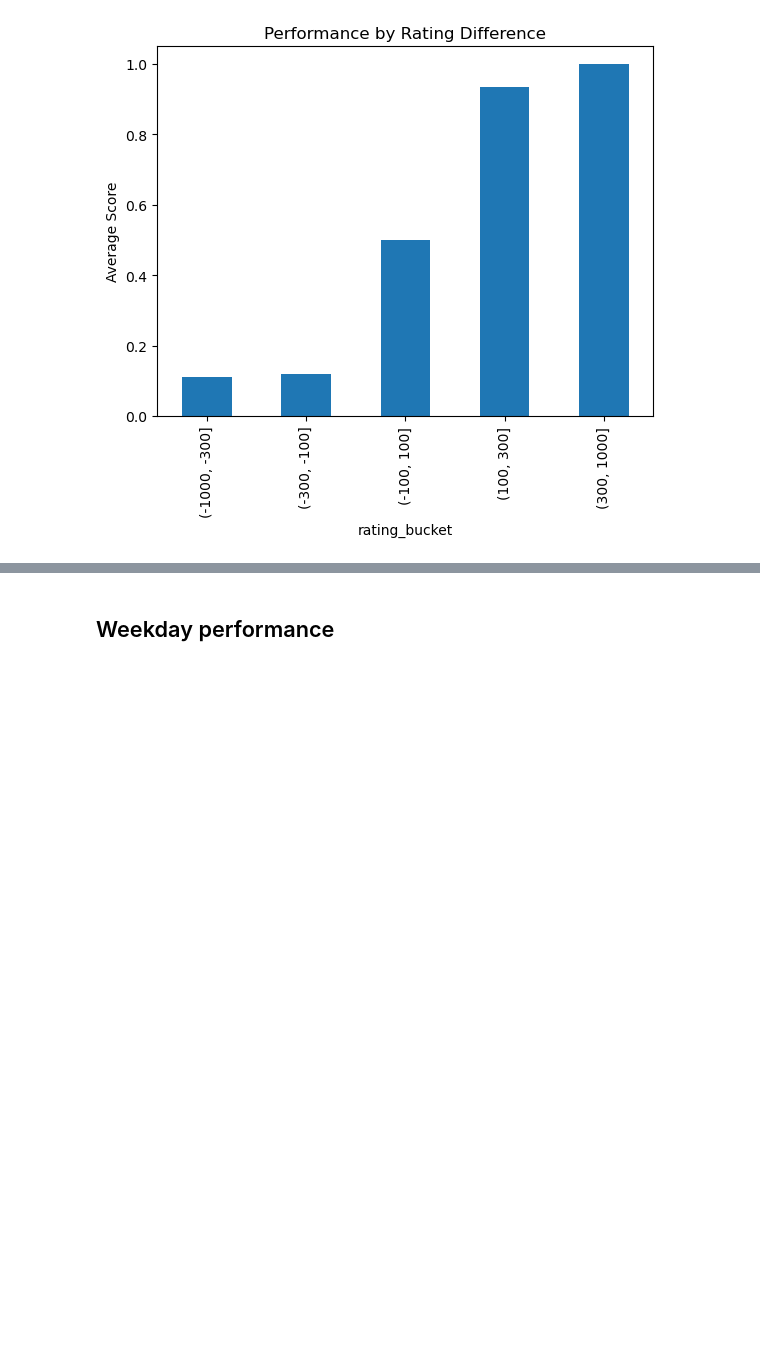
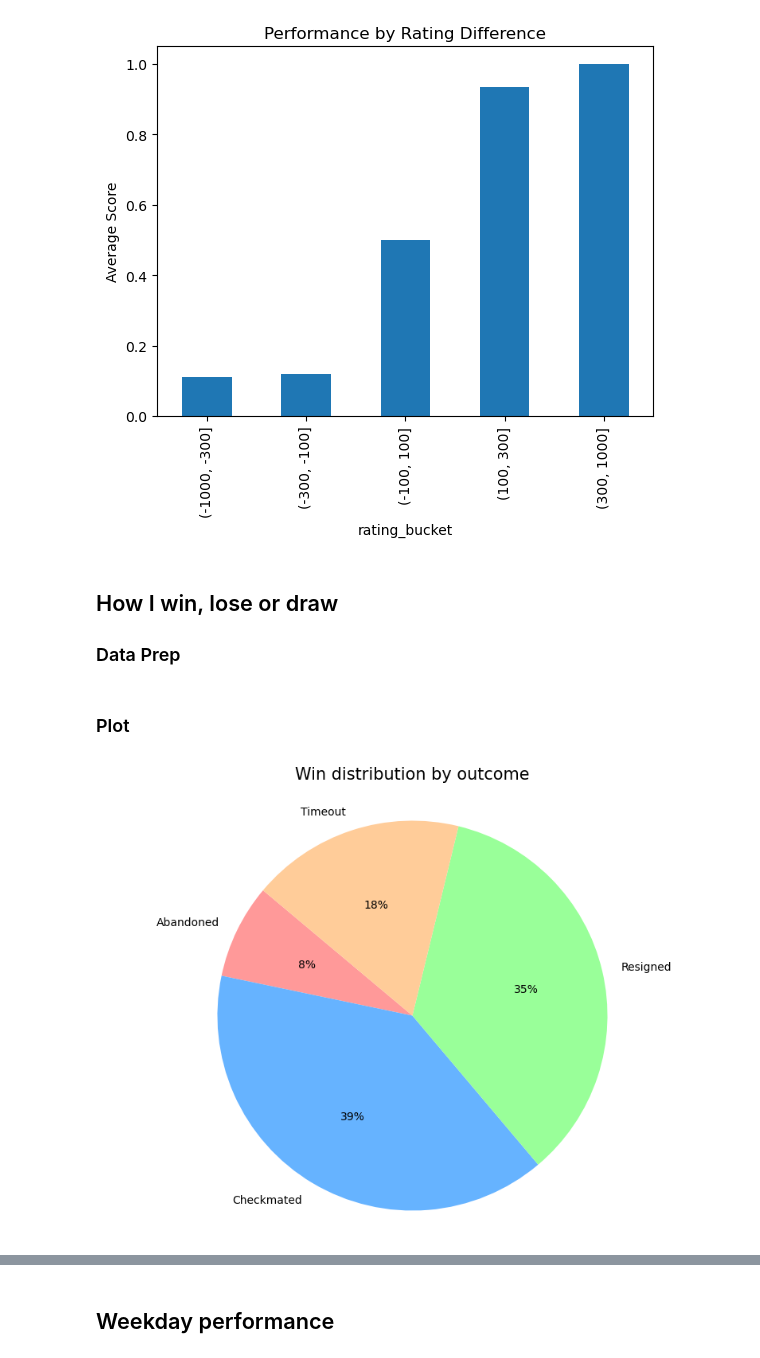
Before and after one commit to elmurie/chesscom-personal-analysis, a Jupyter notebook: notebooks/03_exploratory_analysis.ipynb, the cells around one changed output, grey strips where cells are left out. Cells and saved outputs as stored; diff of their text form; code cells hidden in the pictures; blank space fills up the shorter version.

Commit message:
- added draw win loss outcomes - added magnus dataset - centralized username

```diff
--- a/notebooks/03_exploratory_analysis.ipynb
+++ b/notebooks/03_exploratory_analysis.ipynb
@@ -544,3 +548,44 @@ plt.ylabel("Average Score")
 plt.show()
 # %% [output]
 [figure]
+# %% [markdown]
+## How I win, lose or draw
+
+### Data Prep
+# %%
+wins = df[df['result'] == 'win' ]
+draws = df[df['result'] == 'draw' ]
+losses = df[df['result'] == 'loss' ]
+# %%
+wins_perc = wins.groupby(['opponent_result'])['result'].count().reset_index(name='count')
+
+wins_perc['percentage'] = round((wins_perc['count'] / wins_perc['count'].sum()) * 100,2)
+
+draws_perc = draws.groupby(['opponent_result'])['result'].count().reset_index(name='count')
+
+draws_perc['percentage'] = round((draws_perc['count'] / draws_perc['count'].sum()) * 100,2)
+
+losses_perc = losses.groupby(['player_result'])['result'].count().reset_index(name='count')
+
+losses_perc['percentage'] = round((losses_perc['count'] / losses_perc['count'].sum()) * 100,2)
+# %% [markdown]
+### Plot
+# %%
+colors = ['#ff9999','#66b3ff','#99ff99','#ffcc99',"#a099ff"]
+# %%
+fig, ax = plt.subplots(figsize=(10, 7))
+
+ax.pie(
+    wins_perc['count'],
+    labels=[n.title() for n in wins_perc['opponent_result']] ,
+    autopct='%1.0f%%', # Mostra una cifra decimale
+    startangle=140,
+    colors=colors,
+)
+
+ax.set_title('Win distribution by outcome', fontsize=15, pad=20)
+
+plt.axis('equal')
+plt.show()
+# %% [output]
+[figure, added]
```
Also changed, not shown: parts of 6 cells of this notebook, 19 other files.
